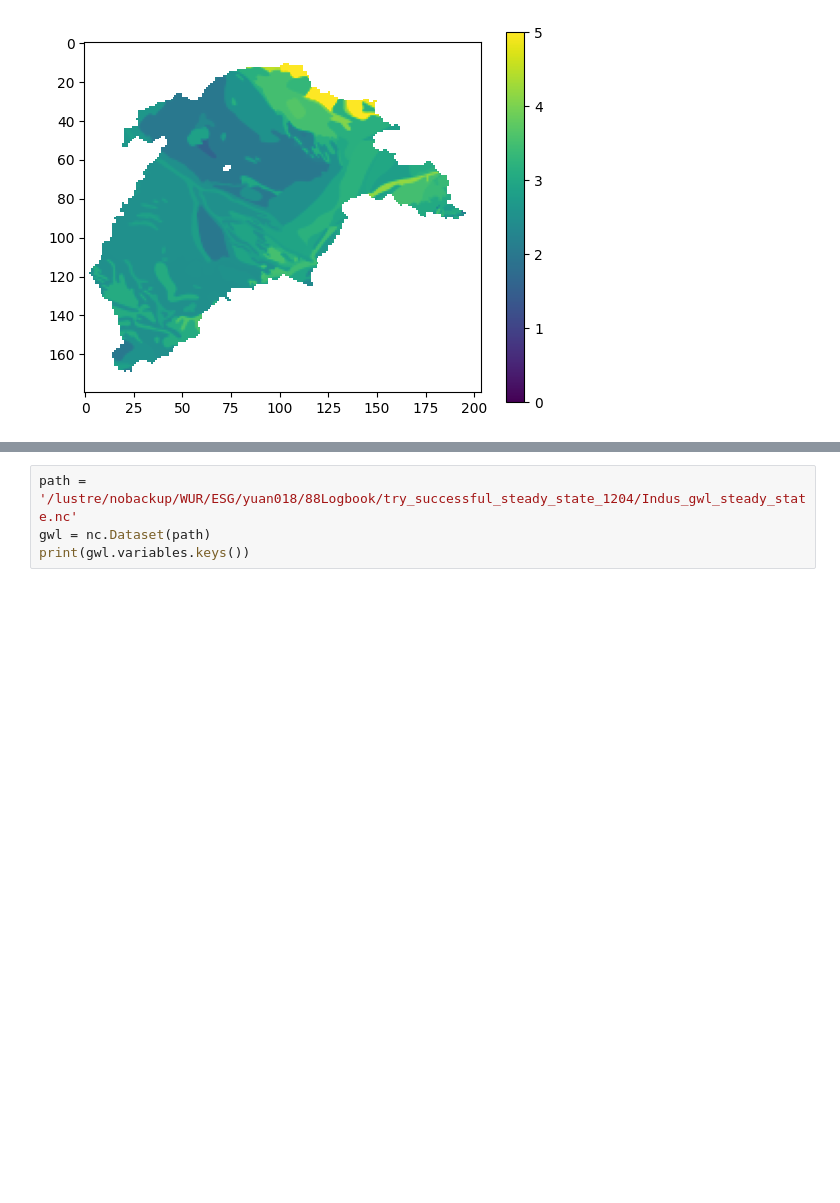
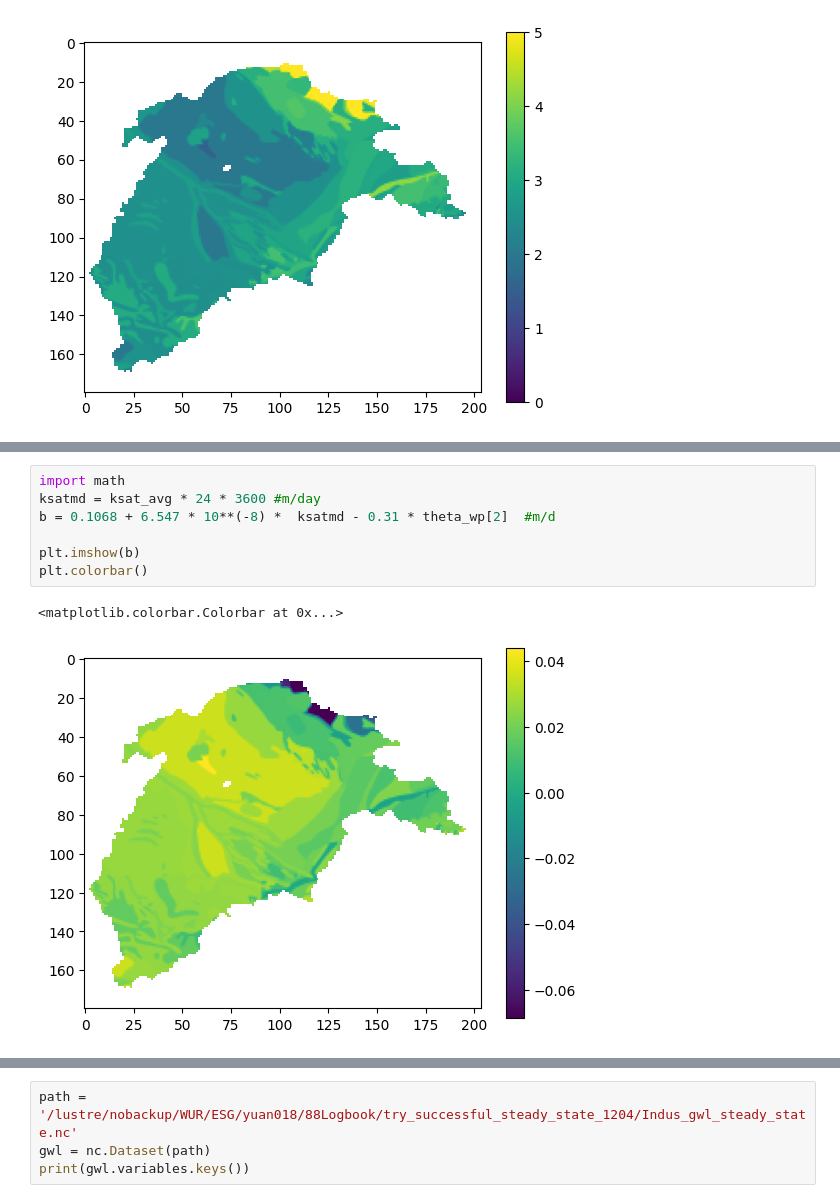
Before and after one commit to StellaLiu-gogogo/VIC-WUR-GWM, a Jupyter notebook: vic_online/python/capillary_rise_analysis.ipynb, the cells around one changed output, grey strips where cells are left out. Drawn from its saved outputs; the diff is of its cells as text; blank space fills up the shorter version.

```diff
--- a/vic_online/python/capillary_rise_analysis.ipynb
+++ b/vic_online/python/capillary_rise_analysis.ipynb
@@ -175,0 +180,10 @@ plt.colorbar()
+# %%
+import math
+ksatmd = ksat_avg * 24 * 3600 #m/day
+b = 0.1068 + 6.547 * 10**(-8) *  ksatmd - 0.31 * theta_wp[2]  #m/d
+
+plt.imshow(b)
+plt.colorbar()
+# %% [output]
+<matplotlib.colorbar.Colorbar at 0x...>
+[figure, added]
```
Also changed, not shown: parts of 21 cells of this notebook, 13 other files.
